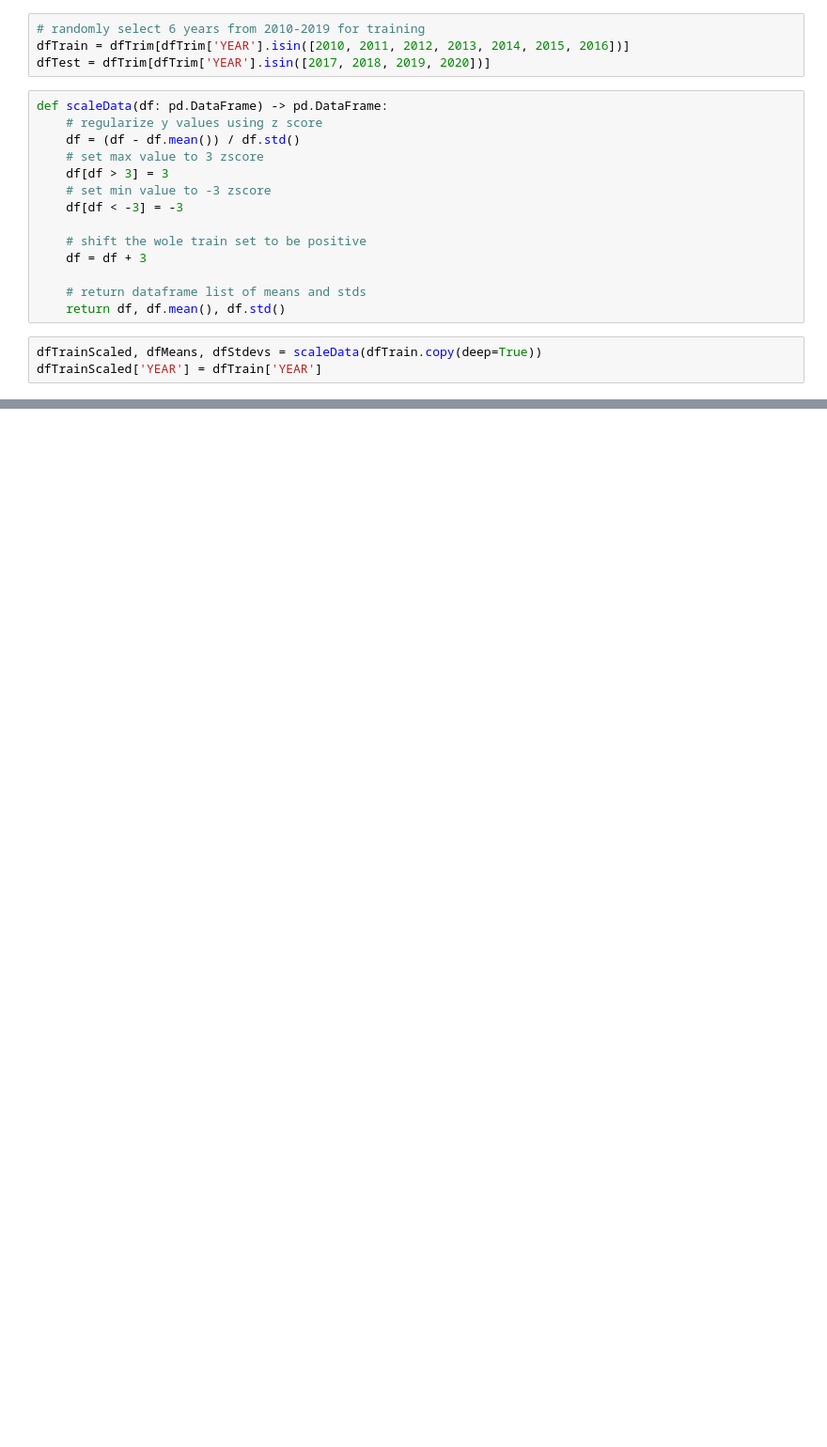
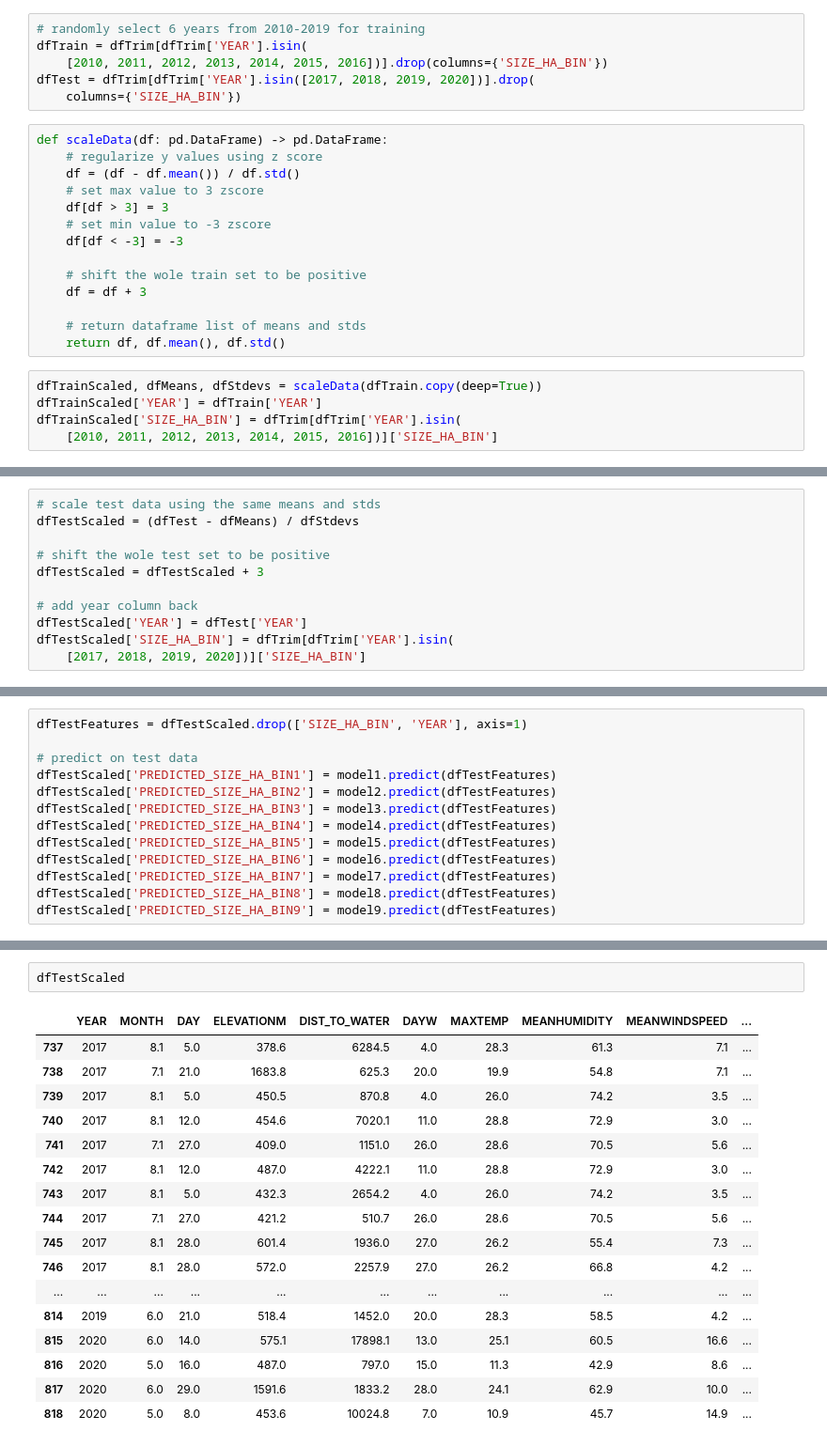
Before and after one commit to ChromaticPanic/MLweatherForestFire, a Jupyter notebook: Model_SVM.ipynb, the cells around one changed output, grey strips where cells are left out. Shown: that part at 94% size. Cells and saved outputs as stored; diff of their text form; blank space fills up the shorter version.

```diff
--- a/Model_SVM.ipynb
+++ b/Model_SVM.ipynb
@@ -73,7 +99,9 @@ dfTrim = dfTrim.drop()
 # %%
 # randomly select 6 years from 2010-2019 for training
-dfTrain = dfTrim[dfTrim['YEAR'].isin([2010, 2011, 2012, 2013, 2014, 2015, 2016])]
-dfTest = dfTrim[dfTrim['YEAR'].isin([2017, 2018, 2019, 2020])]
+dfTrain = dfTrim[dfTrim['YEAR'].isin(
+    [2010, 2011, 2012, 2013, 2014, 2015, 2016])].drop(columns={'SIZE_HA_BIN'})
+dfTest = dfTrim[dfTrim['YEAR'].isin([2017, 2018, 2019, 2020])].drop(
+    columns={'SIZE_HA_BIN'})
 # %%
 def scaleData(df: pd.DataFrame) -> pd.DataFrame:
     # regularize y values using z score
@@ -91,6 +119,8 @@ def scaleData(df: pd.DataFrame) -> pd.DataFrame:
 # %%
 dfTrainScaled, dfMeans, dfStdevs = scaleData(dfTrain.copy(deep=True))
 dfTrainScaled['YEAR'] = dfTrain['YEAR']
+dfTrainScaled['SIZE_HA_BIN'] = dfTrim[dfTrim['YEAR'].isin(
+    [2010, 2011, 2012, 2013, 2014, 2015, 2016])]['SIZE_HA_BIN']
 # %%
 
 print(dfTrainScaled.count())
@@ -115,0 +197,11 @@ model4 = model4.fit(dfFeatures, dfLabel)
+# %%
+# scale test data using the same means and stds
+dfTestScaled = (dfTest - dfMeans) / dfStdevs
+
+# shift the wole test set to be positive
+dfTestScaled = dfTestScaled + 3
+
+# add year column back
+dfTestScaled['YEAR'] = dfTest['YEAR']
+dfTestScaled['SIZE_HA_BIN'] = dfTrim[dfTrim['YEAR'].isin(
+    [2017, 2018, 2019, 2020])]['SIZE_HA_BIN']
@@ -115,0 +224,13 @@ model4 = model4.fit(dfFeatures, dfLabel)
+# %%
+dfTestFeatures = dfTestScaled.drop(['SIZE_HA_BIN', 'YEAR'], axis=1)
+
+# predict on test data
+dfTestScaled['PREDICTED_SIZE_HA_BIN1'] = model1.predict(dfTestFeatures)
+dfTestScaled['PREDICTED_SIZE_HA_BIN2'] = model2.predict(dfTestFeatures)
+dfTestScaled['PREDICTED_SIZE_HA_BIN3'] = model3.predict(dfTestFeatures)
+dfTestScaled['PREDICTED_SIZE_HA_BIN4'] = model4.predict(dfTestFeatures)
+dfTestScaled['PREDICTED_SIZE_HA_BIN5'] = model5.predict(dfTestFeatures)
+dfTestScaled['PREDICTED_SIZE_HA_BIN6'] = model6.predict(dfTestFeatures)
+dfTestScaled['PREDICTED_SIZE_HA_BIN7'] = model7.predict(dfTestFeatures)
+dfTestScaled['PREDICTED_SIZE_HA_BIN8'] = model8.predict(dfTestFeatures)
+dfTestScaled['PREDICTED_SIZE_HA_BIN9'] = model9.predict(dfTestFeatures)
@@ -115,0 +295,20 @@ model4 = model4.fit(dfFeatures, dfLabel)
+# %%
+dfTestScaled
+# %% [output]
+|  | YEAR | MONTH | DAY | ELEVATIONM | DIST_TO_WATER | DAYW | MAXTEMP | MEANHUMIDITY | MEANWINDSPEED | ... |
+| 737 | 2017 | 8.1 | 5.0 | 378.6 | 6284.5 | 4.0 | 28.3 | 61.3 | 7.1 | ... |
+| 738 | 2017 | 7.1 | 21.0 | 1683.8 | 625.3 | 20.0 | 19.9 | 54.8 | 7.1 | ... |
+| 739 | 2017 | 8.1 | 5.0 | 450.5 | 870.8 | 4.0 | 26.0 | 74.2 | 3.5 | ... |
+| 740 | 2017 | 8.1 | 12.0 | 454.6 | 7020.1 | 11.0 | 28.8 | 72.9 | 3.0 | ... |
+| 741 | 2017 | 7.1 | 27.0 | 409.0 | 1151.0 | 26.0 | 28.6 | 70.5 | 5.6 | ... |
+| 742 | 2017 | 8.1 | 12.0 | 487.0 | 4222.1 | 11.0 | 28.8 | 72.9 | 3.0 | ... |
+| 743 | 2017 | 8.1 | 5.0 | 432.3 | 2654.2 | 4.0 | 26.0 | 74.2 | 3.5 | ... |
+| 744 | 2017 | 7.1 | 27.0 | 421.2 | 510.7 | 26.0 | 28.6 | 70.5 | 5.6 | ... |
+| 745 | 2017 | 8.1 | 28.0 | 601.4 | 1936.0 | 27.0 | 26.2 | 55.4 | 7.3 | ... |
+| 746 | 2017 | 8.1 | 28.0 | 572.0 | 2257.9 | 27.0 | 26.2 | 66.8 | 4.2 | ... |
+| ... | ... | ... | ... | ... | ... | ... | ... | ... | ... | ... |
+| 814 | 2019 | 6.0 | 21.0 | 518.4 | 1452.0 | 20.0 | 28.3 | 58.5 | 4.2 | ... |
+| 815 | 2020 | 6.0 | 14.0 | 575.1 | 17898.1 | 13.0 | 25.1 | 60.5 | 16.6 | ... |
+| 816 | 2020 | 5.0 | 16.0 | 487.0 | 797.0 | 15.0 | 11.3 | 42.9 | 8.6 | ... |
+| 817 | 2020 | 6.0 | 29.0 | 1591.6 | 1833.2 | 28.0 | 24.1 | 62.9 | 10.0 | ... |
+| 818 | 2020 | 5.0 | 8.0 | 453.6 | 10024.8 | 7.0 | 10.9 | 45.7 | 14.9 | ... |
```
Also changed, not shown: parts of 16 cells of this notebook.
